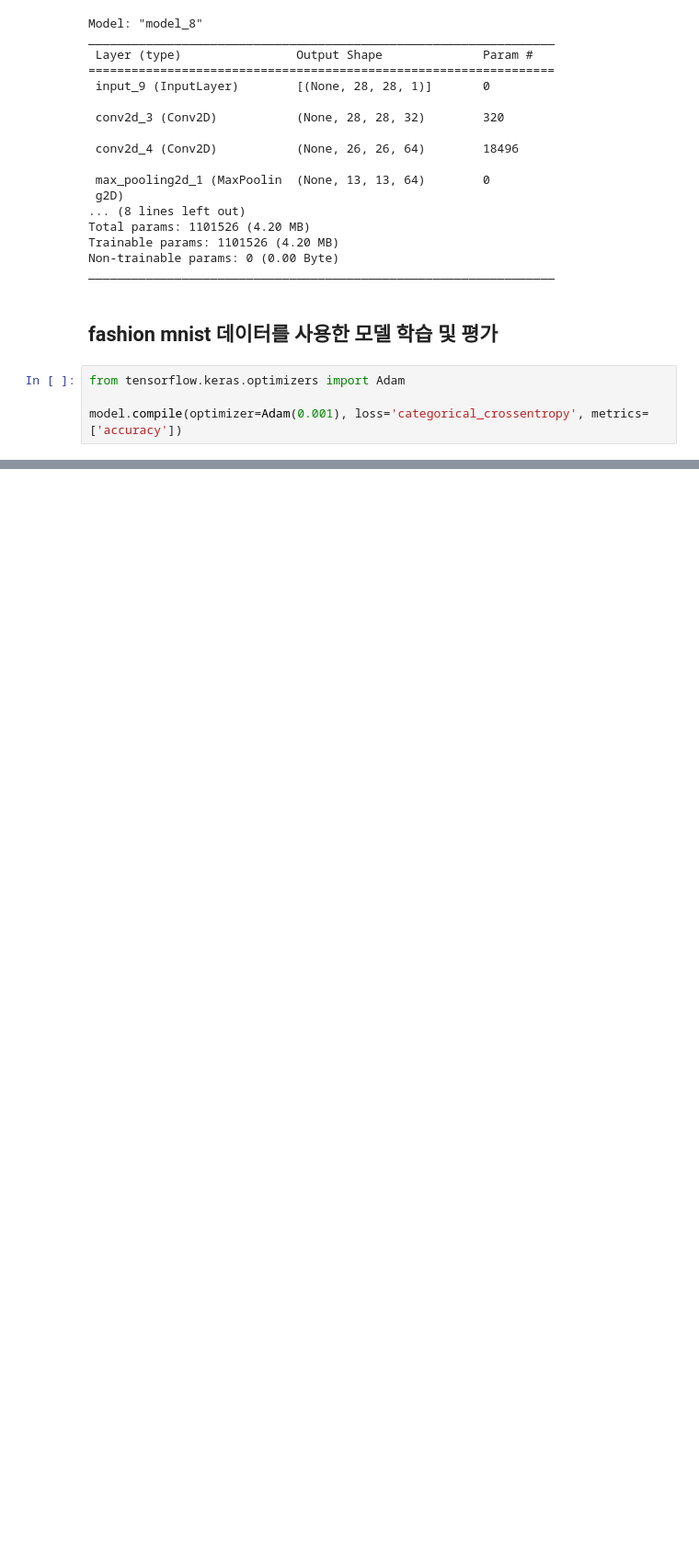
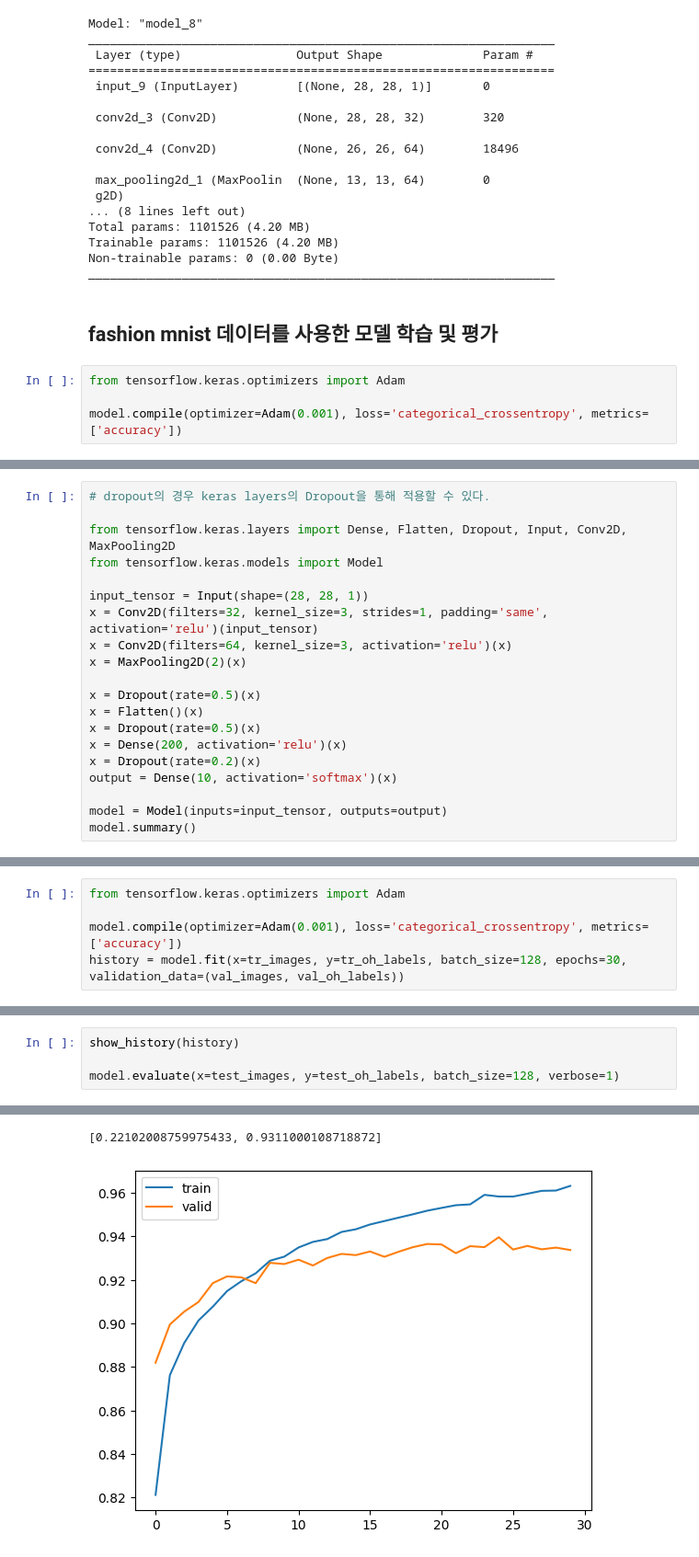
Before and after one commit to SSUcheese/inflearn-cnn-perfect-guide, a Jupyter notebook: fashion-mnist-practice-review.ipynb, the cells around one changed output, grey strips where cells are left out. Shown: that part at 92% size. Saved outputs shown, nothing was run; the diff lists cells and outputs as text; blank space fills up the shorter version.

Commit message:
Kaggle Notebook | fashion_mnist_practice_review | applied dropout to the model

```diff
--- a/fashion-mnist-practice-review.ipynb
+++ b/fashion-mnist-practice-review.ipynb
@@ -607,0 +610,20 @@ model.evaluate(test_images, test_oh_labels, batch_size=128, verbose=1)
+# %%
+# dropout의 경우 keras layers의 Dropout을 통해 적용할 수 있다.
+
+from tensorflow.keras.layers import Dense, Flatten, Dropout, Input, Conv2D, MaxPooling2D
+from tensorflow.keras.models import Model
+
+input_tensor = Input(shape=(28, 28, 1))
+x = Conv2D(filters=32, kernel_size=3, strides=1, padding='same', activation='relu')(input_tensor)
+x = Conv2D(filters=64, kernel_size=3, activation='relu')(x)
+x = MaxPooling2D(2)(x)
+
+x = Dropout(rate=0.5)(x)
+x = Flatten()(x)
+x = Dropout(rate=0.5)(x)
+x = Dense(200, activation='relu')(x)
+x = Dropout(rate=0.2)(x)
+output = Dense(10, activation='softmax')(x)
+
+model = Model(inputs=input_tensor, outputs=output)
+model.summary()
@@ -607,0 +648,5 @@ model.evaluate(test_images, test_oh_labels, batch_size=128, verbose=1)
+# %%
+from tensorflow.keras.optimizers import Adam
+
+model.compile(optimizer=Adam(0.001), loss='categorical_crossentropy', metrics=['accuracy'])
+history = model.fit(x=tr_images, y=tr_oh_labels, batch_size=128, epochs=30, validation_data=(val_images, val_oh_labels))
@@ -607,0 +673,5 @@ model.evaluate(test_images, test_oh_labels, batch_size=128, verbose=1)
+# %%
+show_history(history)
+
+model.evaluate(x=test_images, y=test_oh_labels, batch_size=128, verbose=1)
+# %% [output]
@@ -607,0 +679,2 @@ model.evaluate(test_images, test_oh_labels, batch_size=128, verbose=1)
+[0.22102008759975433, 0.9311000108718872]
+[figure, added]
```
Also changed, not shown: parts of 17 cells of this notebook.
